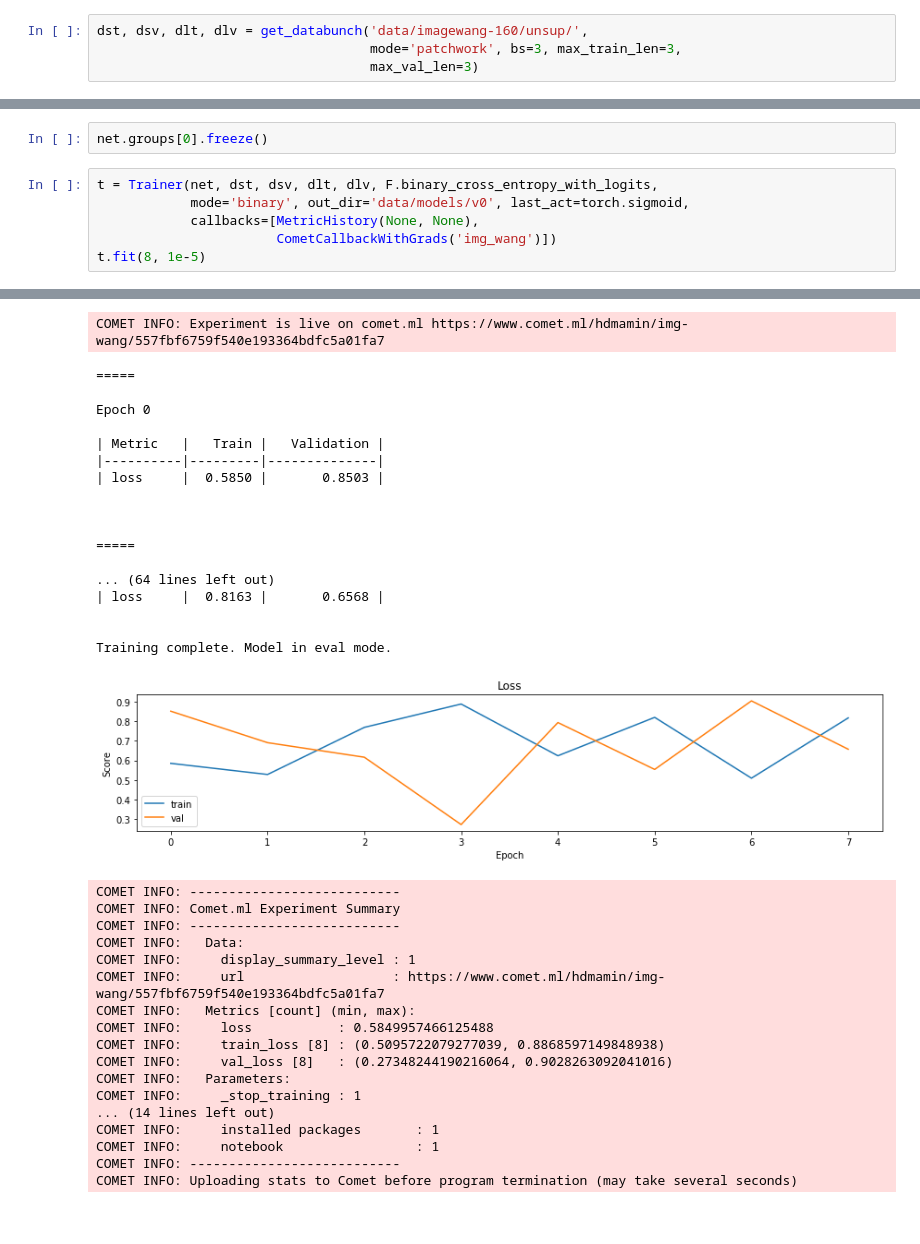
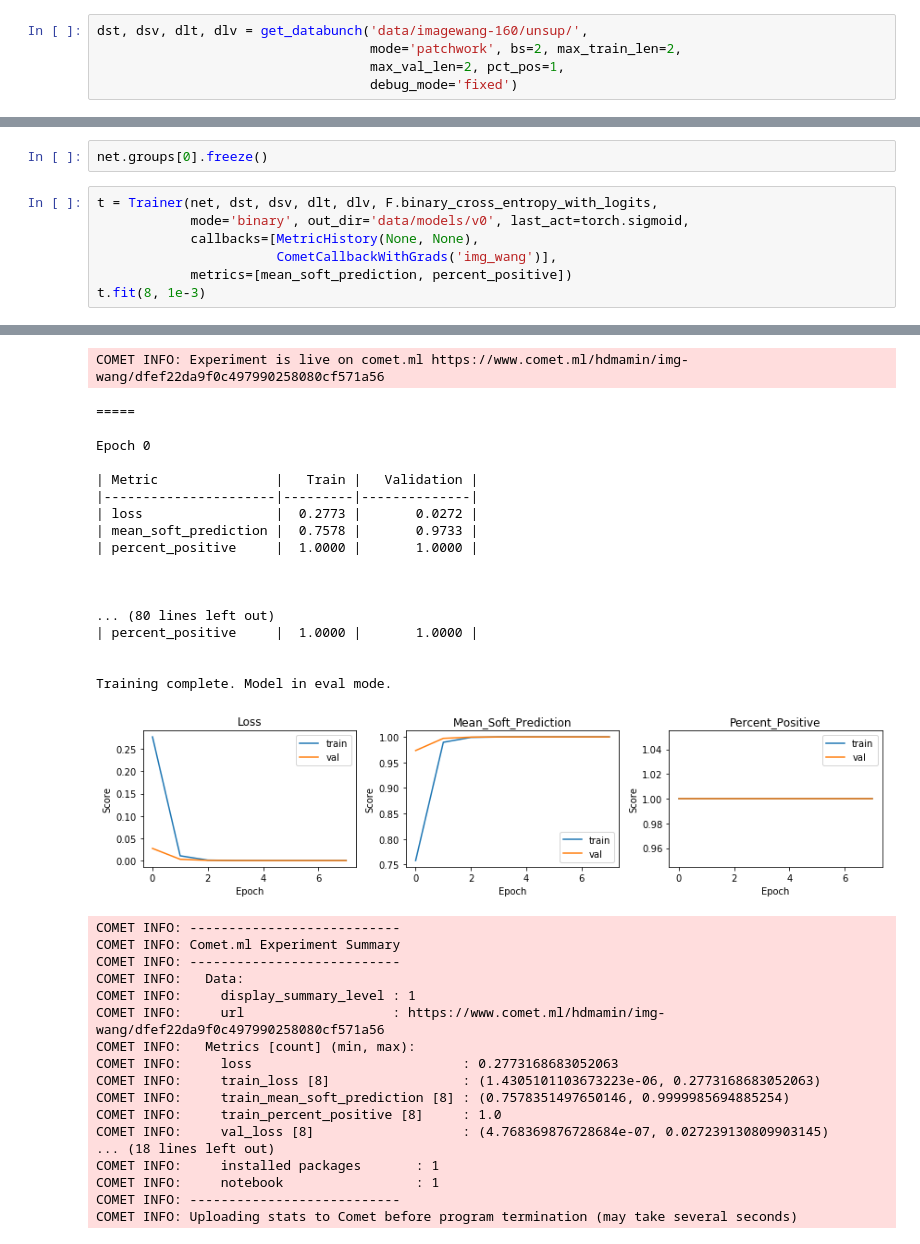
Before and after one commit to hdmamin/self-supervised-vision-exp, a Jupyter notebook: notebooks/nb000-untitled.ipynb, the cells around one changed output, grey strips where cells are left out. Cells and saved outputs as stored; diff of their text form.

Commit message:
add debug modes to patchwork ds and succeeded in overfitting on tiny subset when turning off all randomness

```diff
--- a/notebooks/nb000-untitled.ipynb
+++ b/notebooks/nb000-untitled.ipynb
@@ -102,8 +103,9 @@ show_images(xb, titles=yb)
 ## Cleaned up and ported DS
 # %%
 dst, dsv, dlt, dlv = get_databunch('data/imagewang-160/unsup/',
-                                   mode='patchwork', bs=3, max_train_len=3,
-                                   max_val_len=3)
+                                   mode='patchwork', bs=2, max_train_len=2,
+                                   max_val_len=2, pct_pos=1,
+                                   debug_mode='fixed')
 # %%
 xb, yb = next(iter(dlt))
 show_images(xb, titles=yb.tolist())
@@ -123,6 +125,7 @@ net.groups[0].freeze()
 t = Trainer(net, dst, dsv, dlt, dlv, F.binary_cross_entropy_with_logits,
             mode='binary', out_dir='data/models/v0', last_act=torch.sigmoid,
             callbacks=[MetricHistory(None, None),
-                       CometCallbackWithGrads('img_wang')])
-t.fit(8, 1e-5)
+                       CometCallbackWithGrads('img_wang')],
+            metrics=[mean_soft_prediction, percent_positive])
+t.fit(8, 1e-3)
 # %% [output]
@@ -144,37 +147,37 @@ Parameter Group 1
     weight_decay: 0
 )
-COMET INFO: Experiment is live on comet.ml https://www.comet.ml/hdmamin/img-wang/557fbf6759f540e193364bdfc5a01fa7
+COMET INFO: Experiment is live on comet.ml https://www.comet.ml/hdmamin/img-wang/dfef22da9f0c497990258080cf571a56
 =====
 
 Epoch 0
 
-| Metric   |   Train |   Validation |
-|----------|---------|--------------|
-| loss     |  0.5850 |       0.8503 |
+| Metric               |   Train |   Validation |
+|----------------------|---------|--------------|
+| loss                 |  0.2773 |       0.0272 |
+| mean_soft_prediction |  0.7578 |       0.9733 |
+| percent_positive     |  1.0000 |       1.0000 |
 
 
 
-=====
-
-... (64 lines left out)
-| loss     |  0.8163 |       0.6568 |
+... (80 lines left out)
+| percent_positive     |  1.0000 |       1.0000 |
 
 
 Training complete. Model in eval mode.
-[figure, old version]
+[figure, new version]
 COMET INFO: ---------------------------
 COMET INFO: Comet.ml Experiment Summary
 COMET INFO: ---------------------------
 COMET INFO:   Data:
 COMET INFO:     display_summary_level : 1
-COMET INFO:     url                   : https://www.comet.ml/hdmamin/img-wang/557fbf6759f540e193364bdfc5a01fa7
+COMET INFO:     url                   : https://www.comet.ml/hdmamin/img-wang/dfef22da9f0c497990258080cf571a56
 COMET INFO:   Metrics [count] (min, max):
-COMET INFO:     loss           : 0.5849957466125488
-COMET INFO:     train_loss [8] : (0.5095722079277039, 0.8868597149848938)
-COMET INFO:     val_loss [8]   : (0.27348244190216064, 0.9028263092041016)
-COMET INFO:   Parameters:
-COMET INFO:     _stop_training : 1
-... (14 lines left out)
+COMET INFO:     loss                           : 0.2773168683052063
+COMET INFO:     train_loss [8]                 : (1.4305101103673223e-06, 0.2773168683052063)
+COMET INFO:     train_mean_soft_prediction [8] : (0.7578351497650146, 0.9999985694885254)
+COMET INFO:     train_percent_positive [8]     : 1.0
+COMET INFO:     val_loss [8]                   : (4.768369876728684e-07, 0.027239130809903145)
+... (18 lines left out)
 COMET INFO:     installed packages       : 1
 COMET INFO:     notebook                 : 1
 COMET INFO: ---------------------------
```
Also changed, not shown: parts of 9 cells of this notebook, 2 other files.
